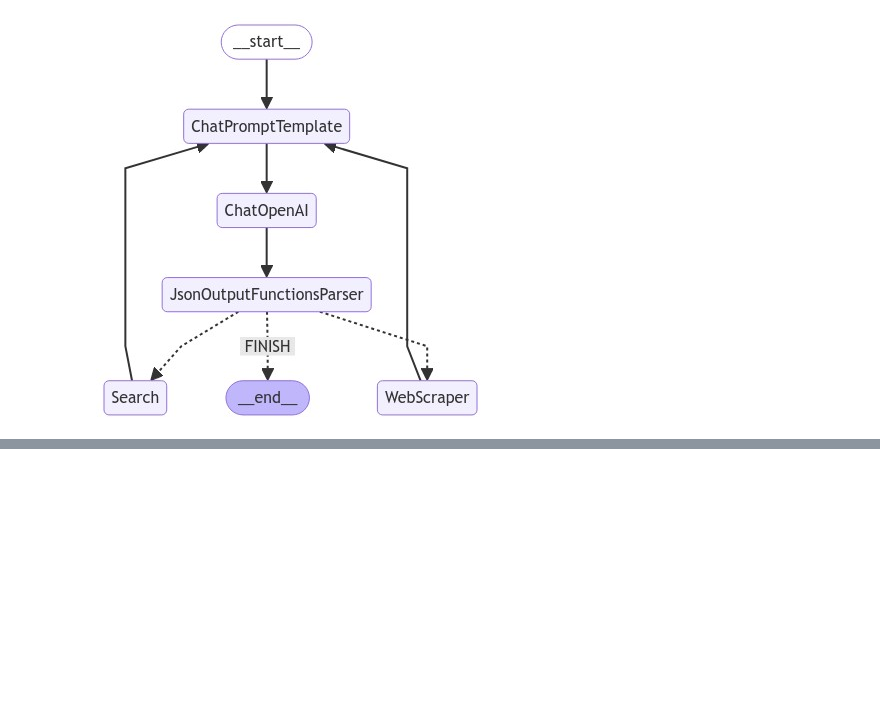
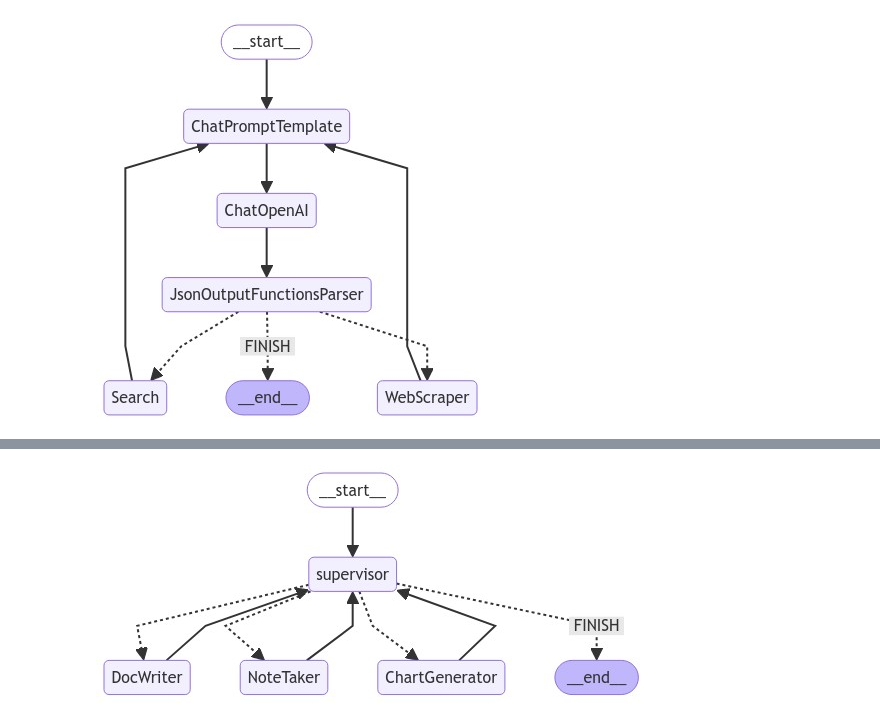
Before and after one commit to arisylafeta/langgraph-projects, a Jupyter notebook: hierarchical_teams.ipynb, the cells around one changed output, grey strips where cells are left out. Drawn from its saved outputs; the diff is of its cells as text; code cells hidden in the pictures; blank space fills up the shorter version.

Commit message:
finish hierarchical_teams_agent_workflow

```diff
--- a/hierarchical_teams.ipynb
+++ b/hierarchical_teams.ipynb
@@ -268,0 +369,47 @@ display(Image(chain.get_graph(xray=True).draw_mermaid_png()))
+# %%
+authoring_graph = StateGraph(DocWritingState)
+authoring_graph.add_node("DocWriter", doc_writing_node)
+authoring_graph.add_node("NoteTaker", note_taking_node)
+authoring_graph.add_node("ChartGenerator", chart_generating_node)
+authoring_graph.add_node("supervisor", doc_writing_supervisor)
+
+# Define the control flow
+authoring_graph.add_edge("DocWriter", "supervisor")
+authoring_graph.add_edge("NoteTaker", "supervisor")
+authoring_graph.add_edge("ChartGenerator", "supervisor")
+
+# Add the edges for the supervisor
+authoring_graph.add_conditional_edges(
+    "supervisor",
+    lambda x: x["next"],
+    {
+        "DocWriter": "DocWriter",
+        "NoteTaker": "NoteTaker",
+        "ChartGenerator": "ChartGenerator",
+        "FINISH": END,
+    },
+)
+
+authoring_graph.add_edge(START, "supervisor")
+chain = authoring_graph.compile()
+
+# The following functions interoperate between the top level graph state
+# and the state of the research sub-graph
+# this makes it so that the states of each graph don't get intermixed
+def enter_chain(message: str, members: List[str]):
+    results = {
+        "messages": [HumanMessage(content=message)],
+        "team_members": ", ".join(members),
+    }
+    return results
+
+authoring_chain = (
+    functools.partial(enter_chain, members=authoring_graph.nodes)
+    | authoring_graph.compile()
+)
+# %%
+from IPython.display import Image, display
+
+display(Image(chain.get_graph().draw_mermaid_png()))
+# %% [output]
+[figure, added]
```
Also changed, not shown: parts of 9 cells of this notebook.
